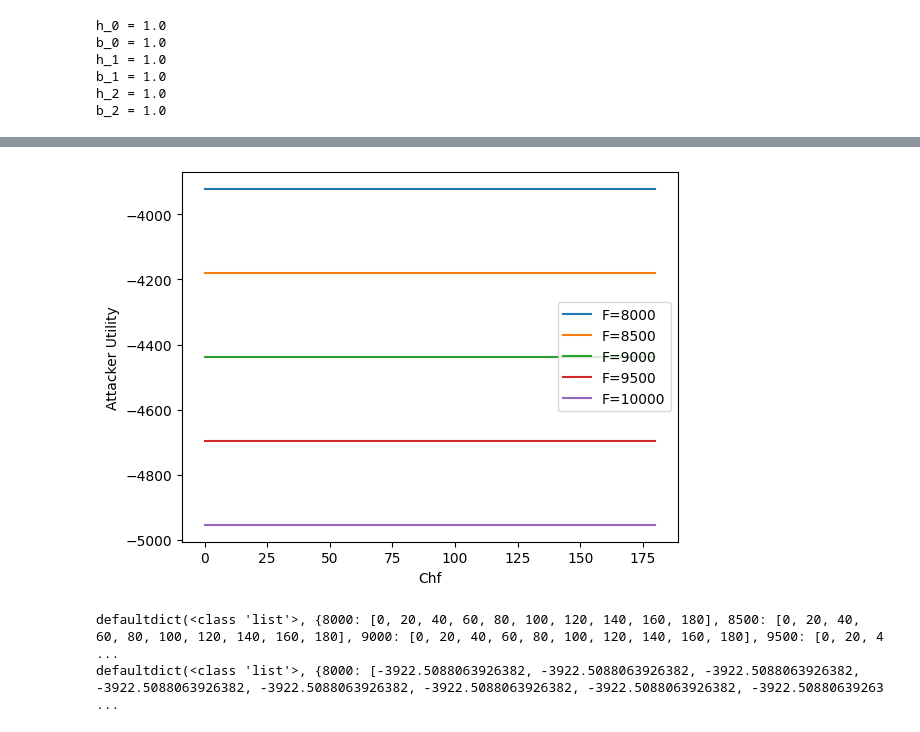
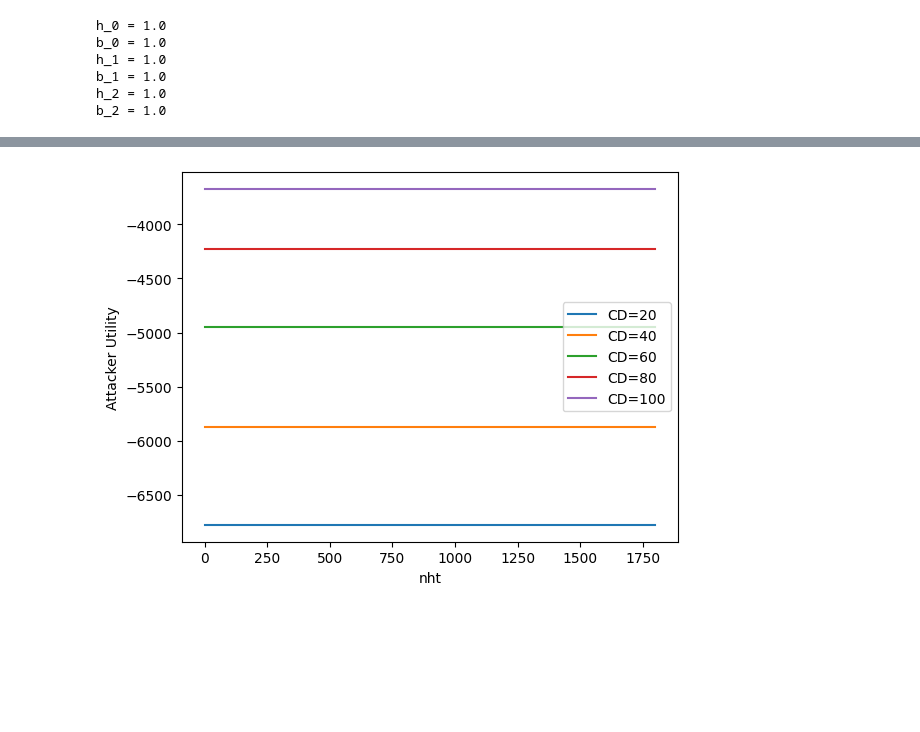
Before and after one commit to bhusalb/gt-ransomware-simulation, a Jupyter notebook: Ransomware_simulation.ipynb, the cells around one changed output, grey strips where cells are left out. Drawn from its saved outputs; the diff is of its cells as text; code cells hidden in the pictures; blank space fills up the shorter version.

```diff
--- a/Ransomware_simulation.ipynb
+++ b/Ransomware_simulation.ipynb
@@ -805,10 +805,9 @@ def t_u_7_k_1_with_k(p: Parameters, k):
   return t_u_7_k_1(cloned_p)
 # %%
 def c_6(p: Parameters, k):
-  # cloned_p = copy.copy(p)
-  # cloned_p.k = k
-  # return c_6_k(p). --->Changed
-  return c_6_k(p)
+  cloned_p = copy.copy(p)
+  cloned_p.k = k
+  return c_6_k(cloned_p)
 # %%
 #IV-D 3
 
@@ -1025,7 +1024,7 @@ b_2 = 1.0
 #                      p_0=0.8, p_1=0.7, p_2=0.6, p_3=0.5,
 #                     T=10, F=10000, k=None)
 
-sample = Parameters(B=300, C_ht=30, n_ht=100, C_hp=40, C_hf=35, n_hf=2000,
+sample = Parameters(B=300, C_ht=30, n_ht=20000, C_hp=40, C_hf=35, n_hf=2000,
                     C_nh=45, C_D=60, C_x=70,
                     V_i=800, V_i_prime=600, V_p=200, R_i=120,
                      p_0=0.8, p_1=0.7, p_2=0.6, p_3=0.5,
@@ -1212,0 +1314,13 @@ defaultdict(<class 'list'>, {8000: [-3689.378338040209, -3814.626630529037, -390
+# %%
+# Generate multiple lines on the same plot
+for F in F_range:
+    plt.plot(Fi[F], Ti[F], label=f'CD={F}')
+
+# Adding title and labels
+plt.xlabel("Chp")
+plt.ylabel("τ")
+
+# Adding a legend
+plt.legend()
+
+plt.savefig("n9.pdf", format="pdf", bbox_inches="tight")
@@ -1214,44 +1330,41 @@ defaultdict(<class 'list'>, {8000: [-3689.378338040209, -3814.626630529037, -390
 from collections import defaultdict
 import matplotlib.pyplot as plt
 
 Fi = defaultdict(list)
 Ei = defaultdict(list)
+Ri = defaultdict(list)
 
-# Attacker utils eval for F and Chf
-F_range = range(8000, 10500, 500)
-
-R_range = range(0,200,20)
+# Attacker utils eval for F and Cht
+F_range = range(20,120,20)
+R_range = range(0,2000,200)
 
 for F in F_range:
     for R in R_range:
         p = sample.clone()
-        p.F=F
-        p.C_hf=R
+        p.C_D=F
+        p.n_ht=R
         p=p.clone()
+        Ri[F].append(p.rho)
         e_a_b_1 = t_u_3_1(p)
 
         Fi[F].append(R)
         Ei[F].append(e_a_b_1)
 
 # Generate multiple lines on the same plot
 for F in F_range:
-    plt.plot(Fi[F], Ei[F], label=f'F={F}')
+    plt.plot(Fi[F], Ei[F], label=f'CD={F}')
 
 # Adding title and labels
-plt.xlabel("Chf")
+plt.xlabel("nht")
 plt.ylabel("Attacker Utility")
 
 # Adding a legend
 plt.legend()
 
-plt.savefig("n2-1.pdf", format="pdf", bbox_inches="tight")
+plt.savefig("n10.pdf", format="pdf", bbox_inches="tight")
 
 
 # Displaying the plot
 plt.show()
-print(Fi)
-print(Ei)
 # %% [output]
-[figure, old version]
+[figure, new version]
-defaultdict(<class 'list'>, {8000: [0, 20, 40, 60, 80, 100, 120, 140, 160, 180], 8500: [0, 20, 40, 60, 80, 100, 120, 140, 160, 180], 9000: [0, 20, 40, 60, 80, 100, 120, 140, 160, 180], 9500: [0, 20, 4 ...
-defaultdict(<class 'list'>, {8000: [-3922.5088063926382, -3922.5088063926382, -3922.5088063926382, -3922.5088063926382, -3922.5088063926382, -3922.5088063926382, -3922.5088063926382, -3922.50880639263 ...
```
Also changed, not shown: parts of 26 cells of this notebook.
